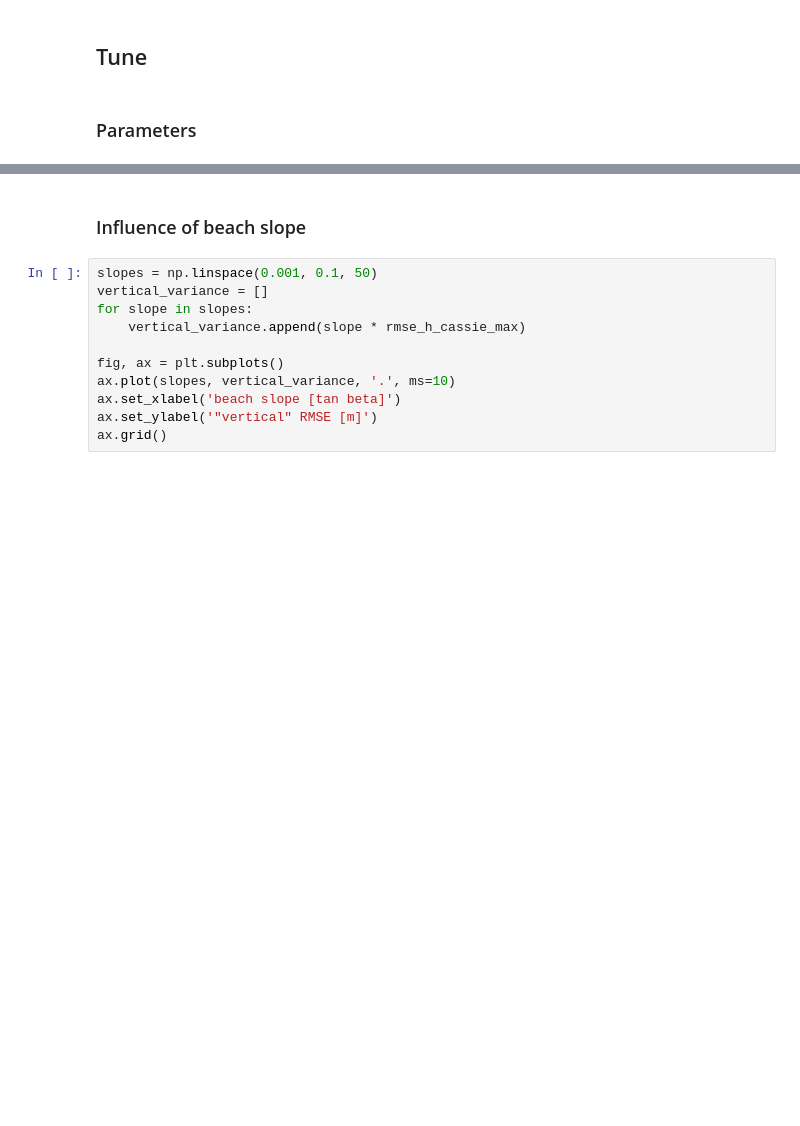
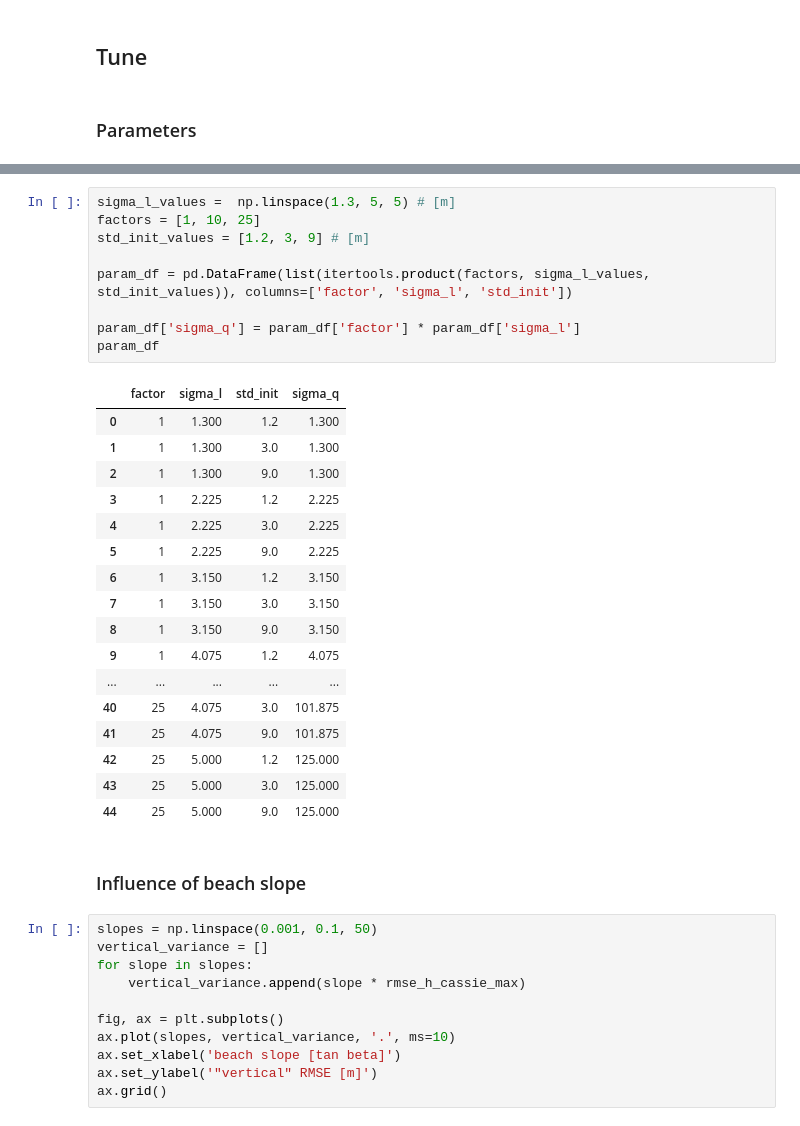
Before and after one commit to 3enedix/P2-DEM-from-RS-code, a Jupyter notebook: 22_Duck_parameter_tuning.ipynb, the cells around one changed output, grey strips where cells are left out. Cells and saved outputs as stored; diff of their text form; blank space fills up the shorter version.

```diff
--- a/22_Duck_parameter_tuning.ipynb
+++ b/22_Duck_parameter_tuning.ipynb
@@ -374,3 +344,30 @@ param_df
+# %%
+sigma_l_values =  np.linspace(1.3, 5, 5) # [m]
+factors = [1, 10, 25]
+std_init_values = [1.2, 3, 9] # [m]
+
+param_df = pd.DataFrame(list(itertools.product(factors, sigma_l_values, std_init_values)), columns=['factor', 'sigma_l', 'std_init'])
+
+param_df['sigma_q'] = param_df['factor'] * param_df['sigma_l']
+param_df
+# %% [output]
+|  | factor | sigma_l | std_init | sigma_q |
+| 0 | 1 | 1.300 | 1.2 | 1.300 |
+| 1 | 1 | 1.300 | 3.0 | 1.300 |
+| 2 | 1 | 1.300 | 9.0 | 1.300 |
+| 3 | 1 | 2.225 | 1.2 | 2.225 |
+| 4 | 1 | 2.225 | 3.0 | 2.225 |
+| 5 | 1 | 2.225 | 9.0 | 2.225 |
+| 6 | 1 | 3.150 | 1.2 | 3.150 |
+| 7 | 1 | 3.150 | 3.0 | 3.150 |
+| 8 | 1 | 3.150 | 9.0 | 3.150 |
+| 9 | 1 | 4.075 | 1.2 | 4.075 |
+| ... | ... | ... | ... | ... |
+| 40 | 25 | 4.075 | 3.0 | 101.875 |
+| 41 | 25 | 4.075 | 9.0 | 101.875 |
+| 42 | 25 | 5.000 | 1.2 | 125.000 |
+| 43 | 25 | 5.000 | 3.0 | 125.000 |
+| 44 | 25 | 5.000 | 9.0 | 125.000 |
 # %% [markdown]
 ### Influence of beach slope
 # %%
```
Also changed, not shown: parts of 10 cells of this notebook, 6 other files.
